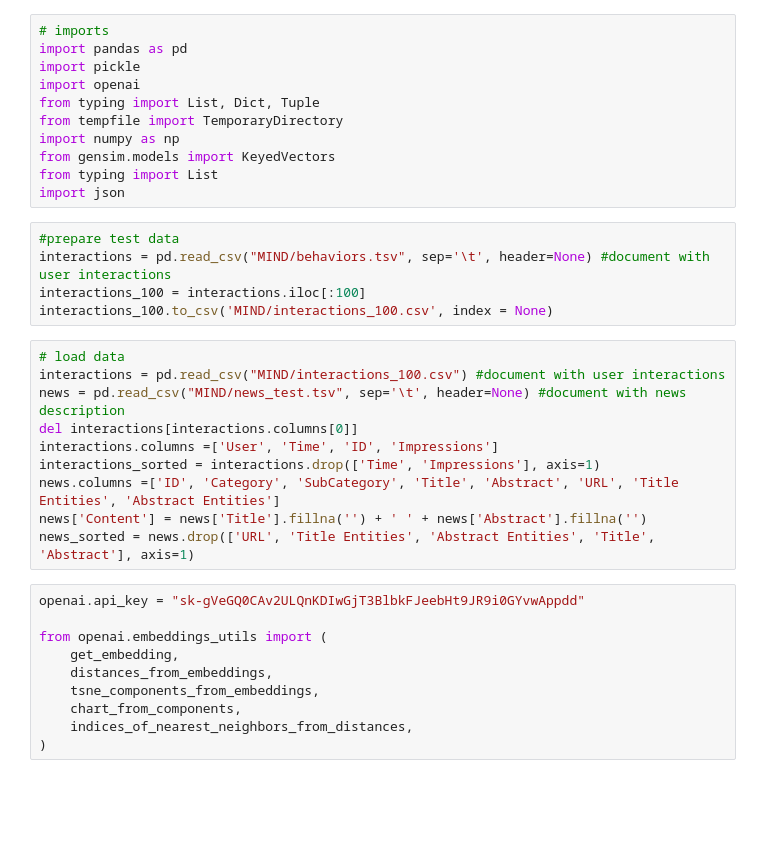
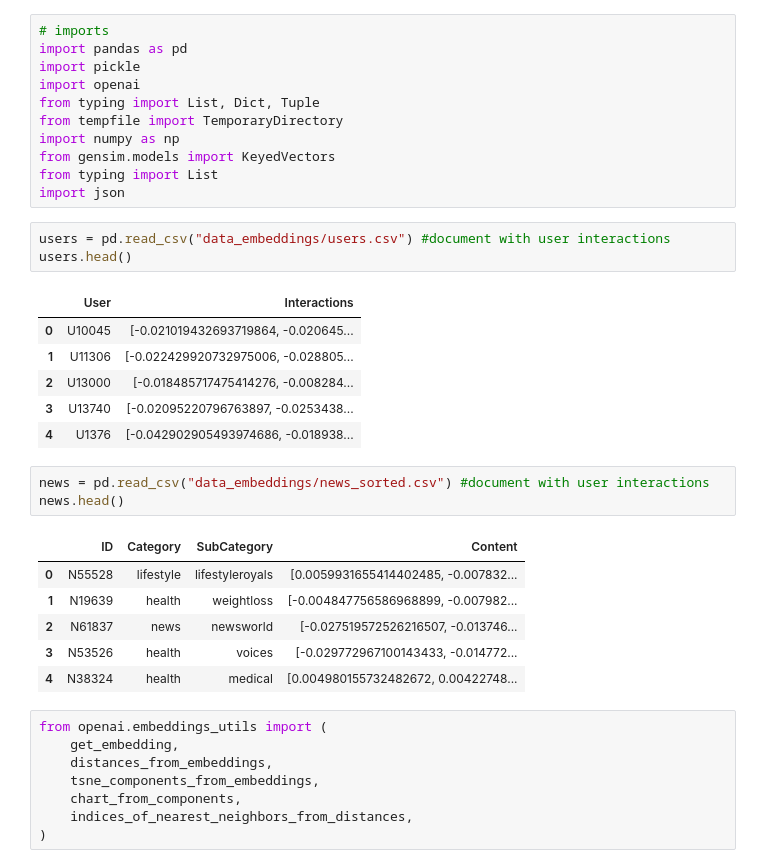
Before and after one commit to krisbara/GPT-Recommender-systems, a Jupyter notebook: GPT3_collaborative_recommender.ipynb, the cells around one changed output. Cells and saved outputs as stored; diff of their text form; blank space fills up the shorter version.

```diff
--- a/GPT3_collaborative_recommender.ipynb
+++ b/GPT3_collaborative_recommender.ipynb
@@ -9,24 +9,27 @@ import numpy as np
 from gensim.models import KeyedVectors
 from typing import List
 import json
-# %%
-#prepare test data
-interactions = pd.read_csv("MIND/behaviors.tsv", sep='\t', header=None) #document with user interactions
-interactions_100 = interactions.iloc[:100]
-interactions_100.to_csv('MIND/interactions_100.csv', index = None)
-# %%
-# load data
-interactions = pd.read_csv("MIND/interactions_100.csv") #document with user interactions
-news = pd.read_csv("MIND/news_test.tsv", sep='\t', header=None) #document with news description
-del interactions[interactions.columns[0]]
-interactions.columns =['User', 'Time', 'ID', 'Impressions']
-interactions_sorted = interactions.drop(['Time', 'Impressions'], axis=1)
-news.columns =['ID', 'Category', 'SubCategory', 'Title', 'Abstract', 'URL', 'Title Entities', 'Abstract Entities']
-news['Content'] = news['Title'].fillna('') + ' ' + news['Abstract'].fillna('')
-news_sorted = news.drop(['URL', 'Title Entities', 'Abstract Entities', 'Title', 'Abstract'], axis=1)
+# %%
+users = pd.read_csv("data_embeddings/users.csv") #document with user interactions
+users.head()
+# %% [output]
+|  | User | Interactions |
+| 0 | U10045 | [-0.021019432693719864, -0.020645... |
+| 1 | U11306 | [-0.022429920732975006, -0.028805... |
+| 2 | U13000 | [-0.018485717475414276, -0.008284... |
+| 3 | U13740 | [-0.02095220796763897, -0.0253438... |
+| 4 | U1376 | [-0.042902905493974686, -0.018938... |
+# %%
+news = pd.read_csv("data_embeddings/news_sorted.csv") #document with user interactions
+news.head()
+# %% [output]
+|  | ID | Category | SubCategory | Content |
+| 0 | N55528 | lifestyle | lifestyleroyals | [0.0059931655414402485, -0.007832... |
+| 1 | N19639 | health | weightloss | [-0.004847756586968899, -0.007982... |
+| 2 | N61837 | news | newsworld | [-0.027519572526216507, -0.013746... |
+| 3 | N53526 | health | voices | [-0.029772967100143433, -0.014772... |
+| 4 | N38324 | health | medical | [0.004980155732482672, 0.00422748... |
 # %%
-openai.api_key = "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"
-
 from openai.embeddings_utils import (
     get_embedding,
     distances_from_embeddings,
```
Also changed, not shown: parts of 5 cells of this notebook.
